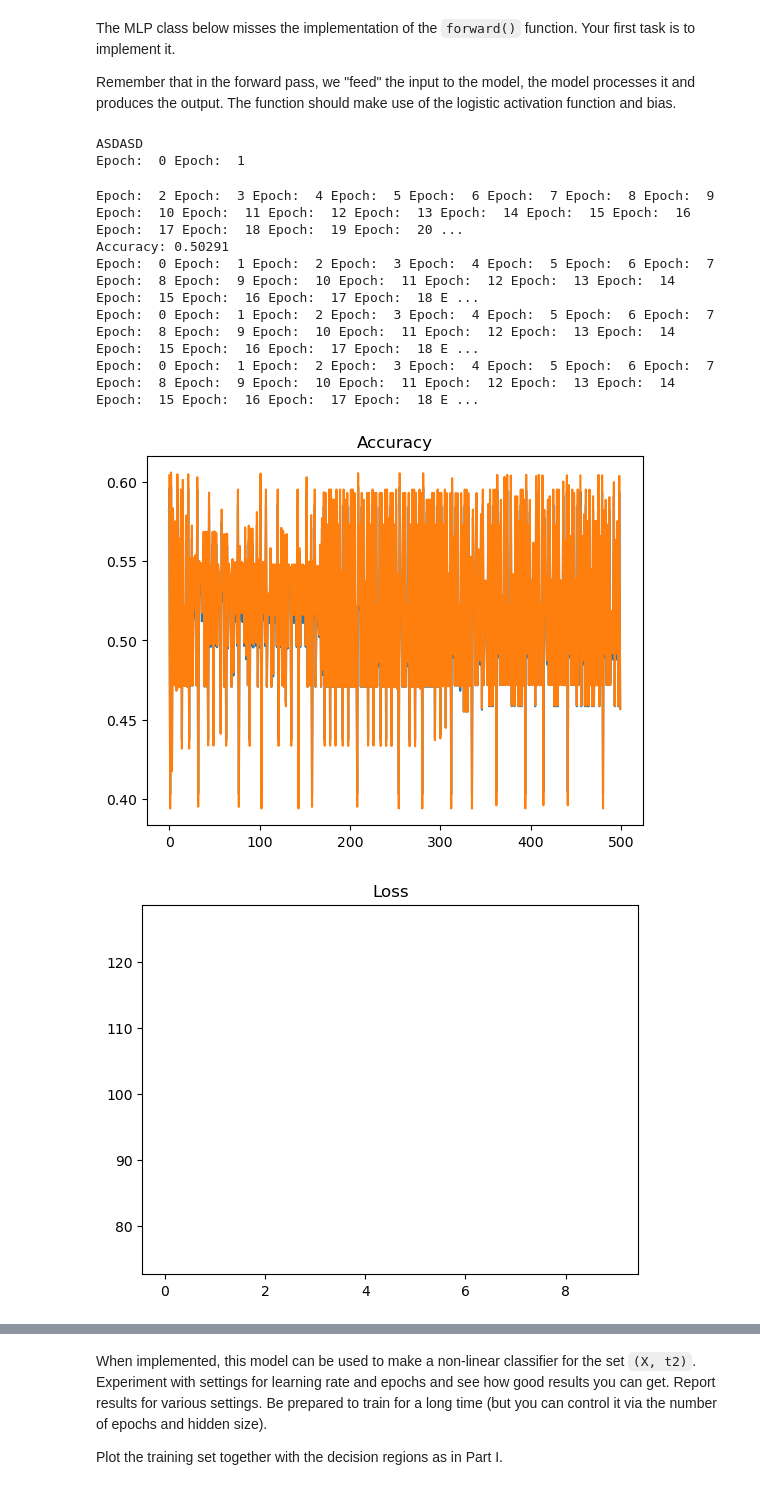
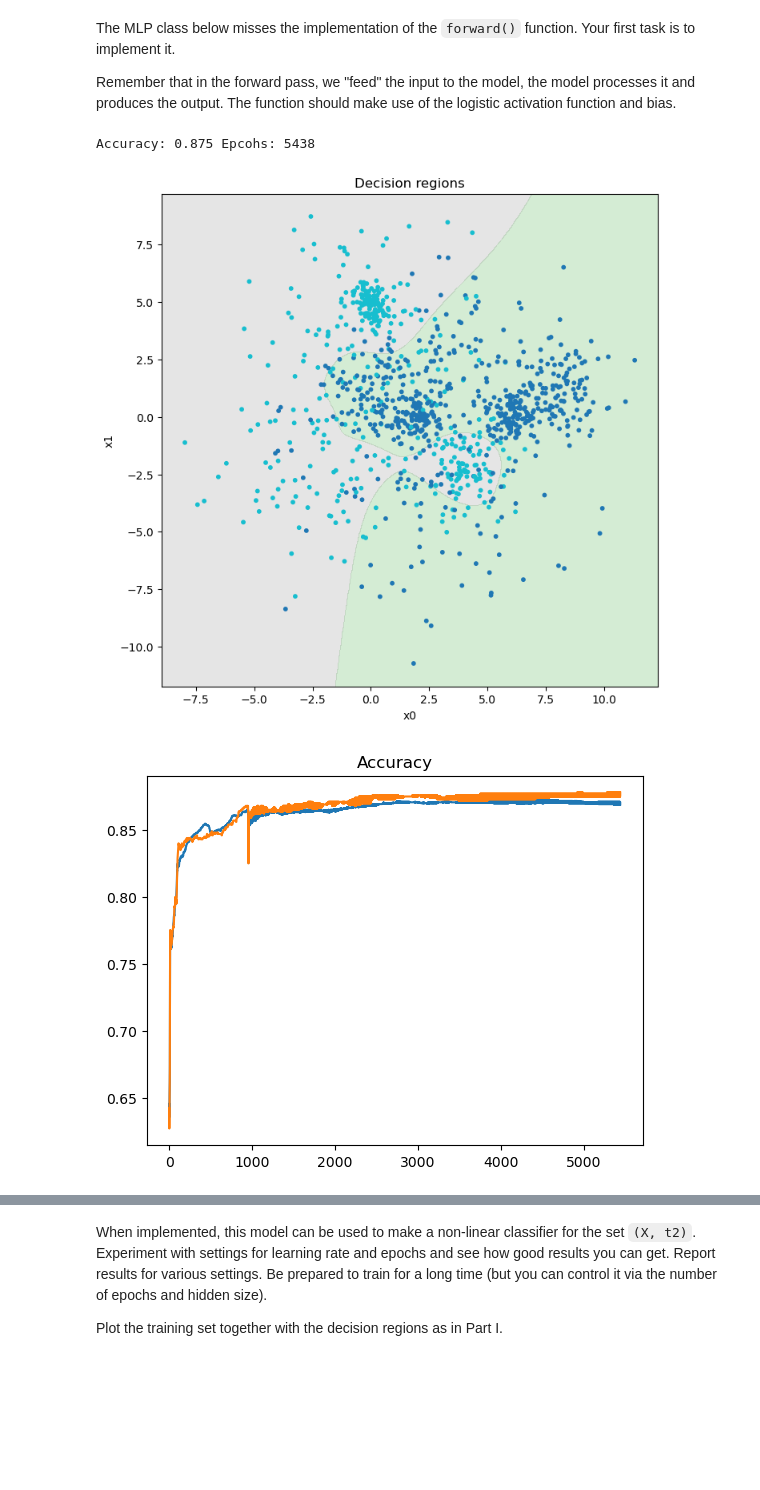
Before and after one commit to mariusfredrichsen/uio, a Jupyter notebook: IN3050/assignment2/in3050_in4050_2025_assignment_2.ipynb, the cells around one changed output, grey strips where cells are left out. Saved outputs shown, nothing was run; the diff lists cells and outputs as text; code cells hidden in the pictures; blank space fills up the shorter version.

```diff
--- a/IN3050/assignment2/in3050_in4050_2025_assignment_2.ipynb
+++ b/IN3050/assignment2/in3050_in4050_2025_assignment_2.ipynb
@@ -430,14 +430,14 @@ lr = NumpyLogRegClass()
 X_train_scaled = normalize(X_train)
 X_val_scaled = normalize(X_val)
 
-eta = 0.05
+eta = 0.001
 epochs = 100
 tol = 0.005
-n_epochs_no_update = 2
+n_epochs_no_update = 10
 epochs_break, accuracies, losses, accuracies_val, losses_val = lr.fit(X_train, t2_train, eta = eta, epochs = epochs, X_val = X_val, t_val = t2_val, tol = tol, n_epochs_no_update = n_epochs_no_update)
 
 print(f"Accuracy: {accuracies[-1]} Loss: {losses[-1]} Accuracy_val: {accuracies_val[-1]} Epochs: {epochs_break}")
-
+plot_decision_regions(X_train, t2_train, lr)
 epochs_break += 1
 f1 = plt.figure()
 # plt.ylim([0.6,0.9])
@@ -704,60 +710,36 @@ class MLPBinaryLinRegClass(NumpyClassifier):
         P = -np.mean(t * np.log(Y) + (1 - t) * np.log(1 - Y))
         return P
 # %%
-dim_hidden = 20
+dim_hidden = 10
 
 mln = MLPBinaryLinRegClass(dim_hidden = dim_hidden)
 
-lr = 1.5
-epochs = 500
-tol = 0.001
-n_epochs_no_update = 2
-
-print("ASDASD")
+lr = 0.0005
+epochs = 10000
+tol = 0.000001
+n_epochs_no_update = 10
 
 epochs_break, accuracies, losses, accuracies_val, losses_val = mln.fit(X_train, t2_train, lr=lr, epochs=epochs, X_val=X_val, t_val = t2_val, tol = tol, n_epochs_no_update = n_epochs_no_update)
-print("ASDASD")
 pred = mln.predict(X_val)
-acc = accuracy(pred, t2_val.reshape(-1,1))
-print("Accuracy:", acc)
-# plot_decision_regions(X_train, t2_train, mln)
-
-mln = MLPBinaryLinRegClass()
-epochs_break, accuracies, losses, accuracies_val, losses_val = mln.fit(X_val, t2_val, lr=lr, epochs=epochs, X_val=X_train, t_val = t2_train, tol = tol, n_epochs_no_update = n_epochs_no_update)
-# plot_decision_regions(X_val, t2_val, mln)
+acc = accuracy(pred, t2_val)
+print("Accuracy:", acc, "Epcohs:", epochs_break)
+plot_decision_regions(X_val, t2_val, mln)
 
 epochs_break += 1
 f1 = plt.figure()
 # plt.ylim([0.6,0.9])
 plt.title("Accuracy")
 plt.plot(np.array(range(min(epochs_break, epochs))), accuracies, label = "Training data")
 if len(X_val) and len(t2_val):
     plt.plot(np.array(range(min(epochs_break, epochs))), accuracies_val, label = "Validation data")
 
 f2 = plt.figure()
 # plt.ylim([0.4,0.8])
 plt.title("Loss")
 plt.plot(np.array(range(min(epochs_break, epochs))), losses, label = "Training data")
 if len(X_val) and len(t2_val):
     plt.plot(np.array(range(min(epochs_break, epochs))), losses_val, label = "Validation data")
-
-accs = []
-for _ in range(3):
-    mln = MLPBinaryLinRegClass(dim_hidden = dim_hidden)
-    mln.fit(X_train, t2_train, lr=lr, epochs=epochs, X_val=X_val, t_val = t2_val, tol = tol, n_epochs_no_update = n_epochs_no_update)
-    pred = mln.predict(X_val)
-    acc = accuracy(pred, t2_val.reshape(-1,1))
-    accs.append(accs)
-    print("Accuracy:", acc)
-
-# print("Standard deviation: ", np.std(accs))
 # %% [output]
-ASDASD
-Epoch:  0 Epoch:  1
+Accuracy: 0.875 Epcohs: 5438
-Epoch:  2 Epoch:  3 Epoch:  4 Epoch:  5 Epoch:  6 Epoch:  7 Epoch:  8 Epoch:  9 Epoch:  10 Epoch:  11 Epoch:  12 Epoch:  13 Epoch:  14 Epoch:  15 Epoch:  16 Epoch:  17 Epoch:  18 Epoch:  19 Epoch:  20 ...
-Accuracy: 0.50291
-Epoch:  0 Epoch:  1 Epoch:  2 Epoch:  3 Epoch:  4 Epoch:  5 Epoch:  6 Epoch:  7 Epoch:  8 Epoch:  9 Epoch:  10 Epoch:  11 Epoch:  12 Epoch:  13 Epoch:  14 Epoch:  15 Epoch:  16 Epoch:  17 Epoch:  18 E ...
-Epoch:  0 Epoch:  1 Epoch:  2 Epoch:  3 Epoch:  4 Epoch:  5 Epoch:  6 Epoch:  7 Epoch:  8 Epoch:  9 Epoch:  10 Epoch:  11 Epoch:  12 Epoch:  13 Epoch:  14 Epoch:  15 Epoch:  16 Epoch:  17 Epoch:  18 E ...
-Epoch:  0 Epoch:  1 Epoch:  2 Epoch:  3 Epoch:  4 Epoch:  5 Epoch:  6 Epoch:  7 Epoch:  8 Epoch:  9 Epoch:  10 Epoch:  11 Epoch:  12 Epoch:  13 Epoch:  14 Epoch:  15 Epoch:  16 Epoch:  17 Epoch:  18 E ...
-[figure, old version]
+[figure, new version]
-[figure, old version]
+[figure, new version]
```
Also changed, not shown: parts of 7 cells of this notebook, 6 other files.
